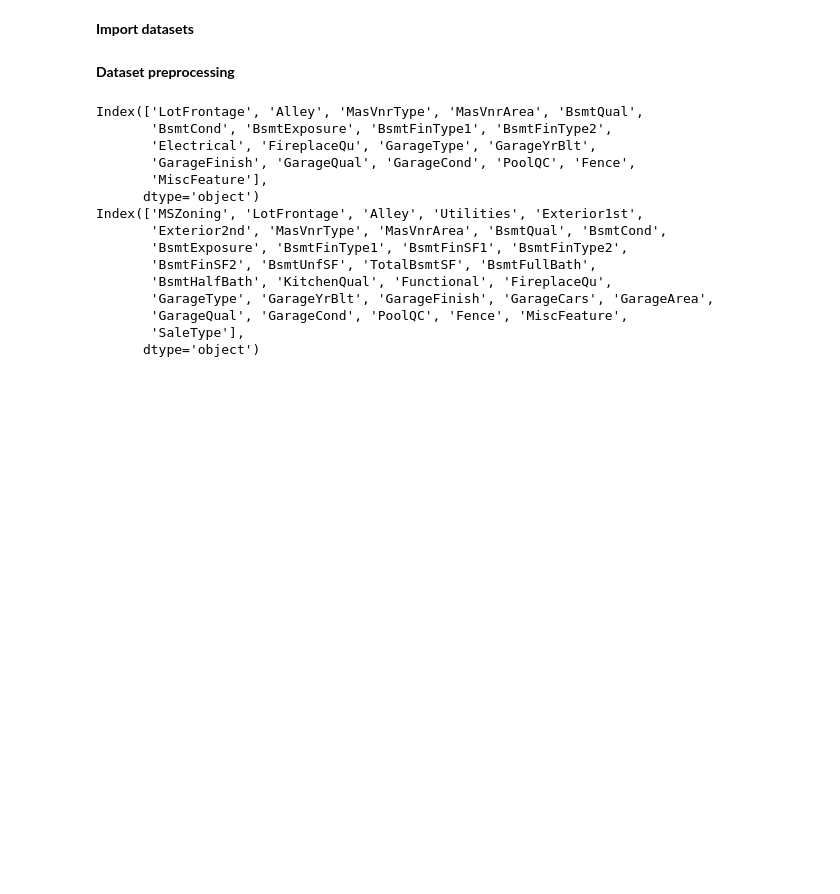
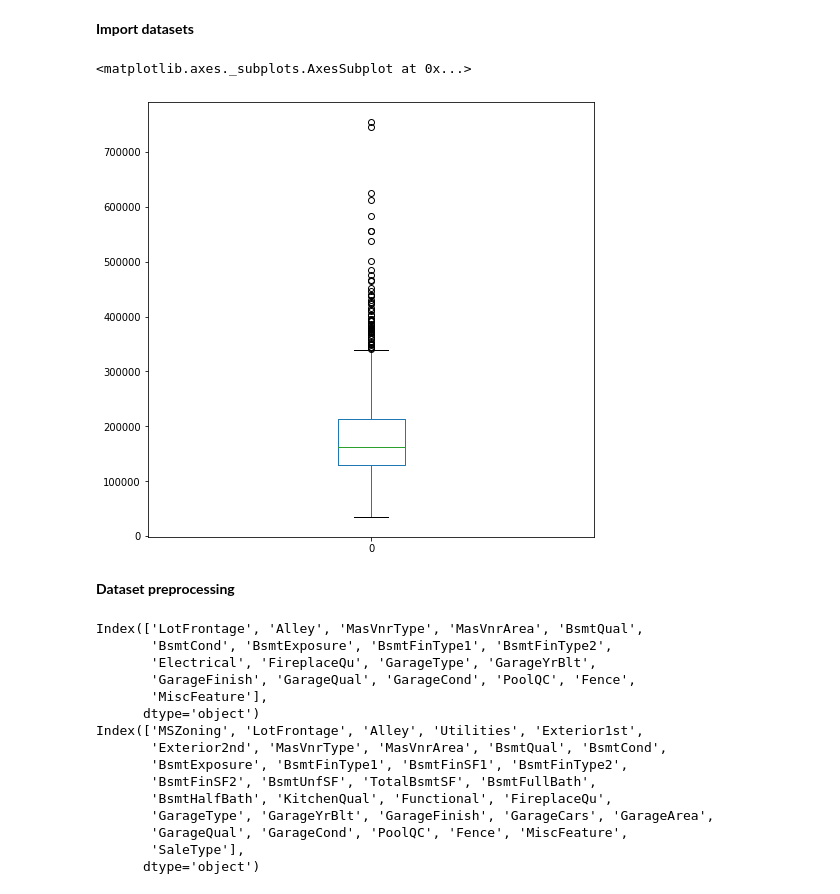
Before and after one commit to Dav00Arm/kaggle_house_price_prediction, a Jupyter notebook: Solution.ipynb, the cells around one changed output. Saved outputs shown, nothing was run; the diff lists cells and outputs as text; code cells hidden in the pictures; blank space fills up the shorter version.

```diff
--- a/Solution.ipynb
+++ b/Solution.ipynb
@@ -10,6 +12,11 @@ X_train = pd.read_csv('train.csv')
 X_test = pd.read_csv('test.csv')
 y_train = list(X_train['SalePrice'])
 X_train.drop('SalePrice', inplace=True, axis=1)
+# %%
+pd.DataFrame(y_train).plot(kind='box', figsize=(8,8))
+# %% [output]
+<matplotlib.axes._subplots.AxesSubplot at 0x...>
+[figure, added]
 # %% [markdown]
 **Dataset preprocessing**
 # %%
```
Also changed, not shown: parts of 16 cells of this notebook.
